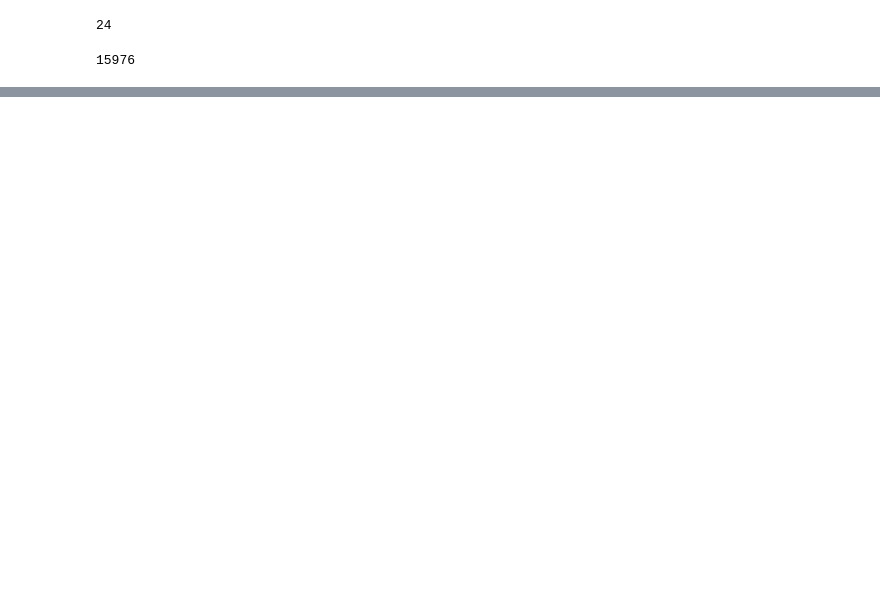
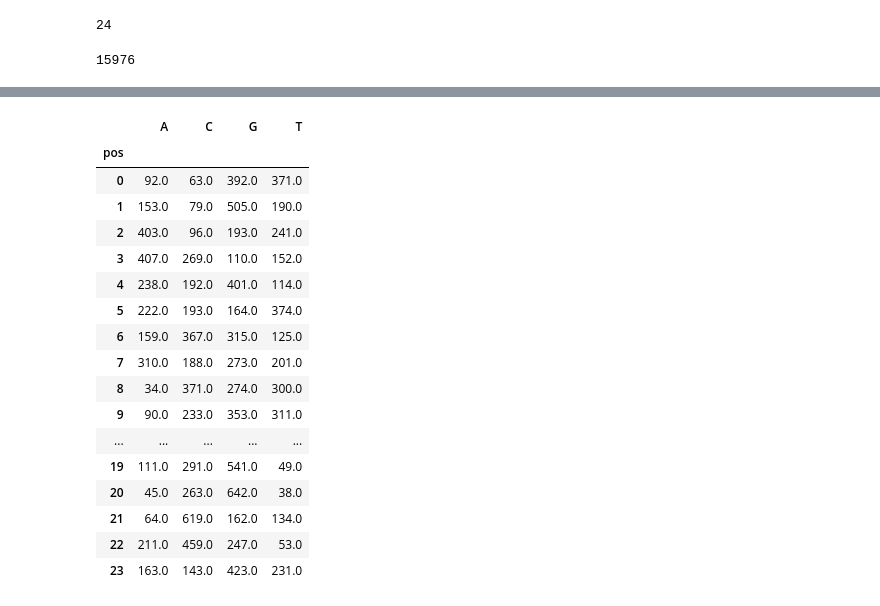
Before and after one commit to DoojinBaek/DeepBind, a Jupyter notebook: seq_logo_from_model.ipynb, the cells around one changed output, grey strips where cells are left out. Drawn from its saved outputs; the diff is of its cells as text; code cells hidden in the pictures; blank space fills up the shorter version.

```diff
--- a/seq_logo_from_model.ipynb
+++ b/seq_logo_from_model.ipynb
@@ -231,0 +260,3 @@ len(test_seq)
+# %%
+start = start_position[0]
+end = argmax_position[0]
@@ -231,0 +282,18 @@ len(test_seq)
+# %%
+binding_site_seq = []
+
+for i in range(len(start_position)):
+    start = start_position[i]
+    end = argmax_position[i]
+    seq = test_seq[i][0]
+    start_padding = 0
+    end_padding = 0
+
+    if start < 0:
+        start_padding = 0-start
+        start = 0
+    if end > 100:
+        end_padding = end-100
+        end = 100
+
+    binding_site_seq.append('N'*start_padding + seq[start:end+1] + 'N'*end_padding)
@@ -231,0 +424,25 @@ len(test_seq)
+# %%
+counts_mat = lm.alignment_to_matrix(binding_site_seq)
+# %%
+counts_mat.drop(columns='N', inplace=True)
+# %%
+counts_mat
+# %% [output]
+|  | A | C | G | T |
+| pos |  |  |  |  |
+| 0 | 92.0 | 63.0 | 392.0 | 371.0 |
+| 1 | 153.0 | 79.0 | 505.0 | 190.0 |
+| 2 | 403.0 | 96.0 | 193.0 | 241.0 |
+| 3 | 407.0 | 269.0 | 110.0 | 152.0 |
+| 4 | 238.0 | 192.0 | 401.0 | 114.0 |
+| 5 | 222.0 | 193.0 | 164.0 | 374.0 |
+| 6 | 159.0 | 367.0 | 315.0 | 125.0 |
+| 7 | 310.0 | 188.0 | 273.0 | 201.0 |
+| 8 | 34.0 | 371.0 | 274.0 | 300.0 |
+| 9 | 90.0 | 233.0 | 353.0 | 311.0 |
+| ... | ... | ... | ... | ... |
+| 19 | 111.0 | 291.0 | 541.0 | 49.0 |
+| 20 | 45.0 | 263.0 | 642.0 | 38.0 |
+| 21 | 64.0 | 619.0 | 162.0 | 134.0 |
+| 22 | 211.0 | 459.0 | 247.0 | 53.0 |
+| 23 | 163.0 | 143.0 | 423.0 | 231.0 |
```
Also changed, not shown: parts of 32 cells of this notebook, 1 other file.
